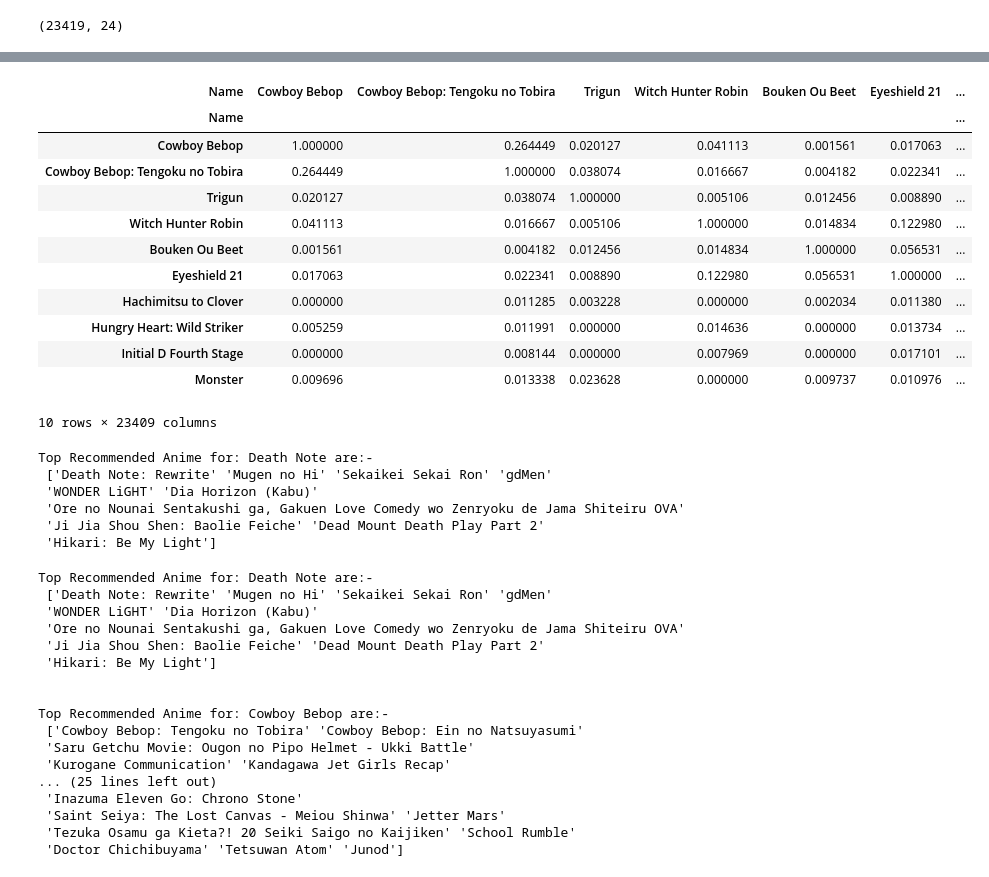
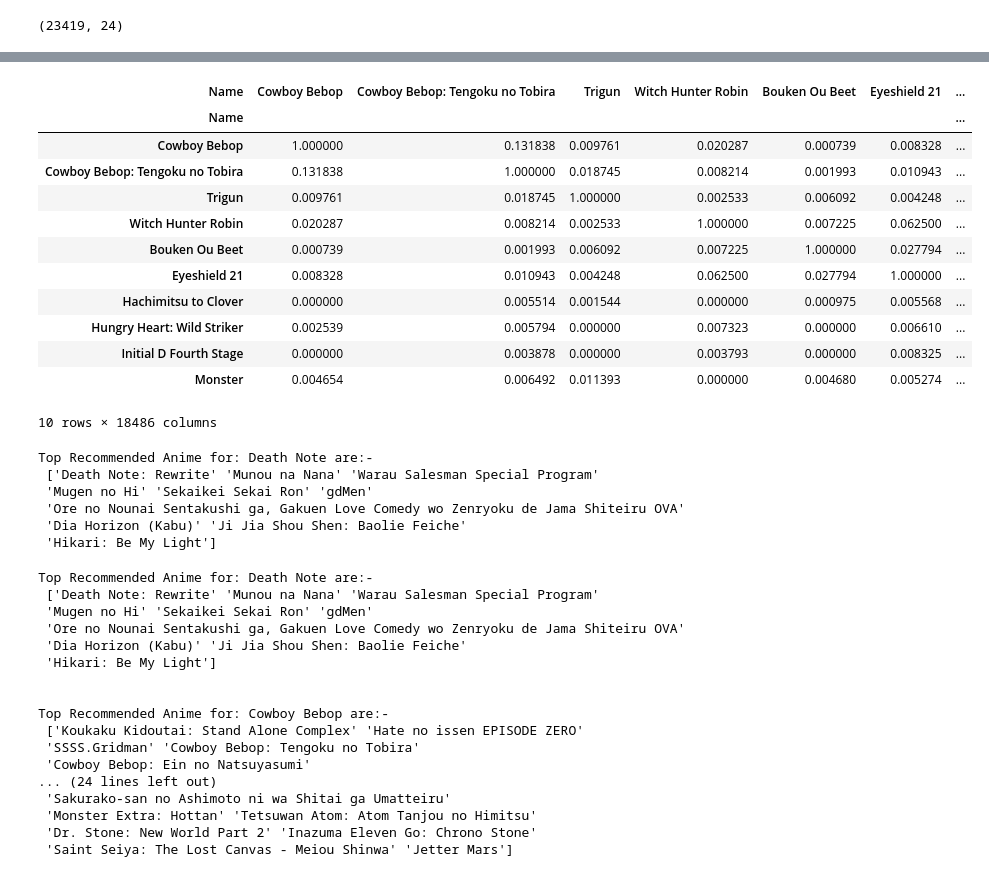
Before and after one commit to zqliang/ucsd-mle-capstone, a Jupyter notebook: 7_experiment_with_models/Content-based recommender.ipynb, the cells around one changed output, grey strips where cells are left out. Drawn from its saved outputs; the diff is of its cells as text; code cells hidden in the pictures.

Commit message:
include one-hot encoding

```diff
--- a/7_experiment_with_models/Content-based recommender.ipynb
+++ b/7_experiment_with_models/Content-based recommender.ipynb
@@ -77,0 +101,5 @@ filtered_df.shape
+# %%
+#drop rows with unknown genres
+unknown_rows = filtered_df[filtered_df['Genres'].str.lower() == 'unknown']
+filtered_df = filtered_df.drop(unknown_rows.index)
+filtered_df.shape
@@ -80,4 +110,19 @@ filtered_df.shape
 from sklearn.feature_extraction.text import TfidfVectorizer
 
 tfidf = TfidfVectorizer(stop_words='english')
-tfidf_matrix = tfidf.fit_transform(filtered_df['Synopsis'])
+synopsis_vectors = tfidf.fit_transform(filtered_df['Synopsis'])
+# %%
+#use one-hot encoder to include genre in the recommendation
+from sklearn.preprocessing import OneHotEncoder
+from scipy.sparse import hstack
+
+encoder = OneHotEncoder(sparse_output=True)
+
+genre_encoded_sparse = encoder.fit_transform(filtered_df[['Genres']].explode('Genres'))
+
+# Step 4: Combine the sparse matrices horizontally (hstack)
+combined_sparse_matrix = hstack([genre_encoded_sparse, synopsis_vectors])
+
+# Display the combined sparse matrix
+print("Combined Sparse Matrix:")
+print(combined_sparse_matrix)
@@ -84,26 +147,26 @@ tfidf_matrix = tfidf.fit_transform(filtered_df['Synopsis'])
 # %%
 # Compute cosine similarity between all anime synopsis
 from sklearn.metrics.pairwise import cosine_similarity
 
-similarity = cosine_similarity(tfidf_matrix)
+similarity = cosine_similarity(combined_sparse_matrix)
 similarity_df = pd.DataFrame(similarity,
                              index=filtered_df['Name'],
                              columns=filtered_df['Name'])
 similarity_df.head(10)
 # %% [output]
 | Name | Cowboy Bebop | Cowboy Bebop: Tengoku no Tobira | Trigun | Witch Hunter Robin | Bouken Ou Beet | Eyeshield 21 | ... |
 | Name |  |  |  |  |  |  | ... |
-| Cowboy Bebop | 1.000000 | 0.264449 | 0.020127 | 0.041113 | 0.001561 | 0.017063 | ... |
-| Cowboy Bebop: Tengoku no Tobira | 0.264449 | 1.000000 | 0.038074 | 0.016667 | 0.004182 | 0.022341 | ... |
-| Trigun | 0.020127 | 0.038074 | 1.000000 | 0.005106 | 0.012456 | 0.008890 | ... |
-| Witch Hunter Robin | 0.041113 | 0.016667 | 0.005106 | 1.000000 | 0.014834 | 0.122980 | ... |
-| Bouken Ou Beet | 0.001561 | 0.004182 | 0.012456 | 0.014834 | 1.000000 | 0.056531 | ... |
-| Eyeshield 21 | 0.017063 | 0.022341 | 0.008890 | 0.122980 | 0.056531 | 1.000000 | ... |
-| Hachimitsu to Clover | 0.000000 | 0.011285 | 0.003228 | 0.000000 | 0.002034 | 0.011380 | ... |
-| Hungry Heart: Wild Striker | 0.005259 | 0.011991 | 0.000000 | 0.014636 | 0.000000 | 0.013734 | ... |
-| Initial D Fourth Stage | 0.000000 | 0.008144 | 0.000000 | 0.007969 | 0.000000 | 0.017101 | ... |
-| Monster | 0.009696 | 0.013338 | 0.023628 | 0.000000 | 0.009737 | 0.010976 | ... |
+| Cowboy Bebop | 1.000000 | 0.131838 | 0.009761 | 0.020287 | 0.000739 | 0.008328 | ... |
+| Cowboy Bebop: Tengoku no Tobira | 0.131838 | 1.000000 | 0.018745 | 0.008214 | 0.001993 | 0.010943 | ... |
+| Trigun | 0.009761 | 0.018745 | 1.000000 | 0.002533 | 0.006092 | 0.004248 | ... |
+| Witch Hunter Robin | 0.020287 | 0.008214 | 0.002533 | 1.000000 | 0.007225 | 0.062500 | ... |
+| Bouken Ou Beet | 0.000739 | 0.001993 | 0.006092 | 0.007225 | 1.000000 | 0.027794 | ... |
+| Eyeshield 21 | 0.008328 | 0.010943 | 0.004248 | 0.062500 | 0.027794 | 1.000000 | ... |
+| Hachimitsu to Clover | 0.000000 | 0.005514 | 0.001544 | 0.000000 | 0.000975 | 0.005568 | ... |
+| Hungry Heart: Wild Striker | 0.002539 | 0.005794 | 0.000000 | 0.007323 | 0.000000 | 0.006610 | ... |
+| Initial D Fourth Stage | 0.000000 | 0.003878 | 0.000000 | 0.003793 | 0.000000 | 0.008325 | ... |
+| Monster | 0.004654 | 0.006492 | 0.011393 | 0.000000 | 0.004680 | 0.005274 | ... |
-10 rows × 23409 columns
+10 rows × 18486 columns
 # %%
 # anime list
 anime_list = similarity_df.columns.values
@@ -127,10 +190,10 @@ recommended_anime = anime_list[sorted_anime_ids[1:top_n+1]]
 print('\n\nTop Recommended Anime for:', anime, 'are:-\n', recommended_anime)
 # %% [output]
 Top Recommended Anime for: Death Note are:-
- ['Death Note: Rewrite' 'Mugen no Hi' 'Sekaikei Sekai Ron' 'gdMen'
- 'WONDER LiGHT' 'Dia Horizon (Kabu)'
+ ['Death Note: Rewrite' 'Munou na Nana' 'Warau Salesman Special Program'
+ 'Mugen no Hi' 'Sekaikei Sekai Ron' 'gdMen'
  'Ore no Nounai Sentakushi ga, Gakuen Love Comedy wo Zenryoku de Jama Shiteiru OVA'
- 'Ji Jia Shou Shen: Baolie Feiche' 'Dead Mount Death Play Part 2'
+ 'Dia Horizon (Kabu)' 'Ji Jia Shou Shen: Baolie Feiche'
  'Hikari: Be My Light']
 # %%
 def content_anime_recommender(
@@ -154,19 +217,19 @@ for i in sample_anime:
     content_anime_recommender(i)
 # %% [output]
 Top Recommended Anime for: Death Note are:-
- ['Death Note: Rewrite' 'Mugen no Hi' 'Sekaikei Sekai Ron' 'gdMen'
- 'WONDER LiGHT' 'Dia Horizon (Kabu)'
+ ['Death Note: Rewrite' 'Munou na Nana' 'Warau Salesman Special Program'
+ 'Mugen no Hi' 'Sekaikei Sekai Ron' 'gdMen'
  'Ore no Nounai Sentakushi ga, Gakuen Love Comedy wo Zenryoku de Jama Shiteiru OVA'
- 'Ji Jia Shou Shen: Baolie Feiche' 'Dead Mount Death Play Part 2'
+ 'Dia Horizon (Kabu)' 'Ji Jia Shou Shen: Baolie Feiche'
  'Hikari: Be My Light']
 
 
 Top Recommended Anime for: Cowboy Bebop are:-
- ['Cowboy Bebop: Tengoku no Tobira' 'Cowboy Bebop: Ein no Natsuyasumi'
- 'Saru Getchu Movie: Ougon no Pipo Helmet - Ukki Battle'
- 'Kurogane Communication' 'Kandagawa Jet Girls Recap'
-... (25 lines left out)
- 'Inazuma Eleven Go: Chrono Stone'
- 'Saint Seiya: The Lost Canvas - Meiou Shinwa' 'Jetter Mars'
- 'Tezuka Osamu ga Kieta?! 20 Seiki Saigo no Kaijiken' 'School Rumble'
- 'Doctor Chichibuyama' 'Tetsuwan Atom' 'Junod']
+ ['Koukaku Kidoutai: Stand Alone Complex' 'Hate no issen EPISODE ZERO'
+ 'SSSS.Gridman' 'Cowboy Bebop: Tengoku no Tobira'
+ 'Cowboy Bebop: Ein no Natsuyasumi'
+... (24 lines left out)
+ 'Sakurako-san no Ashimoto ni wa Shitai ga Umatteiru'
+ 'Monster Extra: Hottan' 'Tetsuwan Atom: Atom Tanjou no Himitsu'
+ 'Dr. Stone: New World Part 2' 'Inazuma Eleven Go: Chrono Stone'
+ 'Saint Seiya: The Lost Canvas - Meiou Shinwa' 'Jetter Mars']
```
Also changed, not shown: parts of 3 cells of this notebook, 1 other file.
